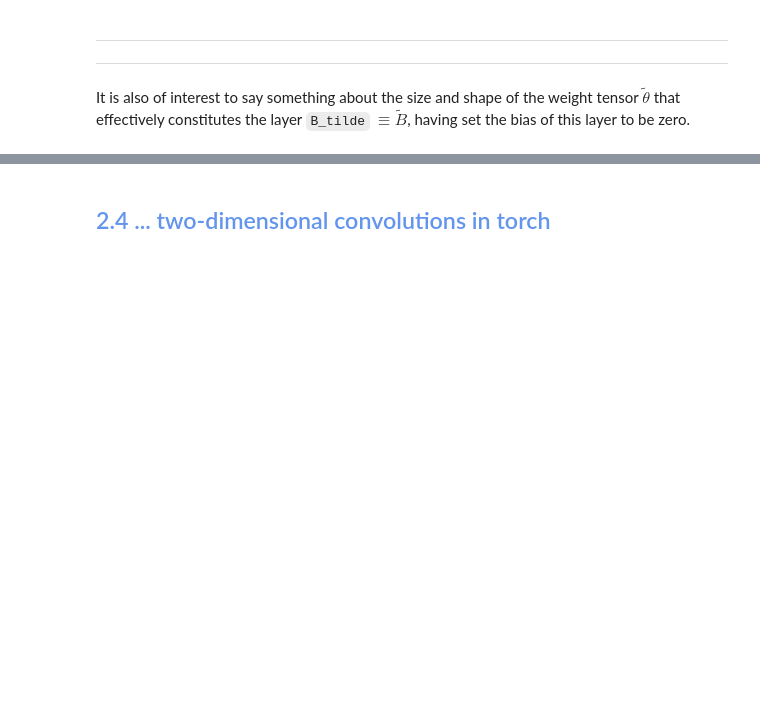
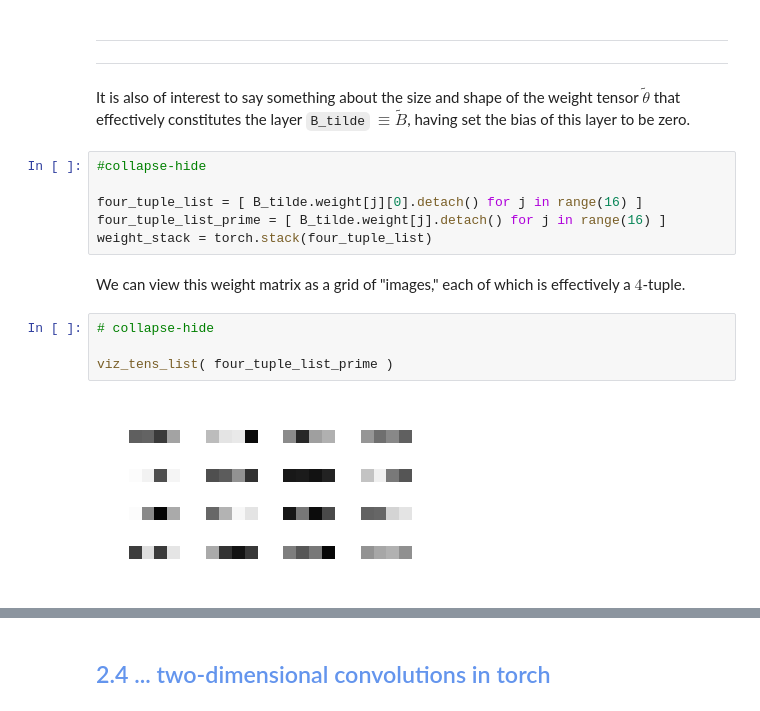
Before and after one commit to the-ninth-wave/geometric-deep-learning, a Jupyter notebook: _notebooks/2021-10-24-GDL2.ipynb, the cells around one changed output, grey strips where cells are left out. Cells and saved outputs as stored; diff of their text form; blank space fills up the shorter version.

```diff
--- a/_notebooks/2021-10-24-GDL2.ipynb
+++ b/_notebooks/2021-10-24-GDL2.ipynb
@@ -1243,3 +1243,17 @@ ___
 ___
 # %% [markdown]
 It is also of interest to say something about the size and shape of the weight tensor $\tilde{\theta}$ that effectively constitutes the layer `B_tilde` $\equiv \tilde{B}$, having set the bias of this layer to be zero.
+# %%
+#collapse-hide
+
+four_tuple_list = [ B_tilde.weight[j][0].detach() for j in range(16) ]
+four_tuple_list_prime = [ B_tilde.weight[j].detach() for j in range(16) ]
+weight_stack = torch.stack(four_tuple_list)
+# %% [markdown]
+We can view this weight matrix as a grid of "images," each of which is effectively a $4$-tuple.
+# %%
+# collapse-hide
+
+viz_tens_list( four_tuple_list_prime )
+# %% [output]
+[figure, added]
```
Also changed, not shown: parts of 3 cells of this notebook.
